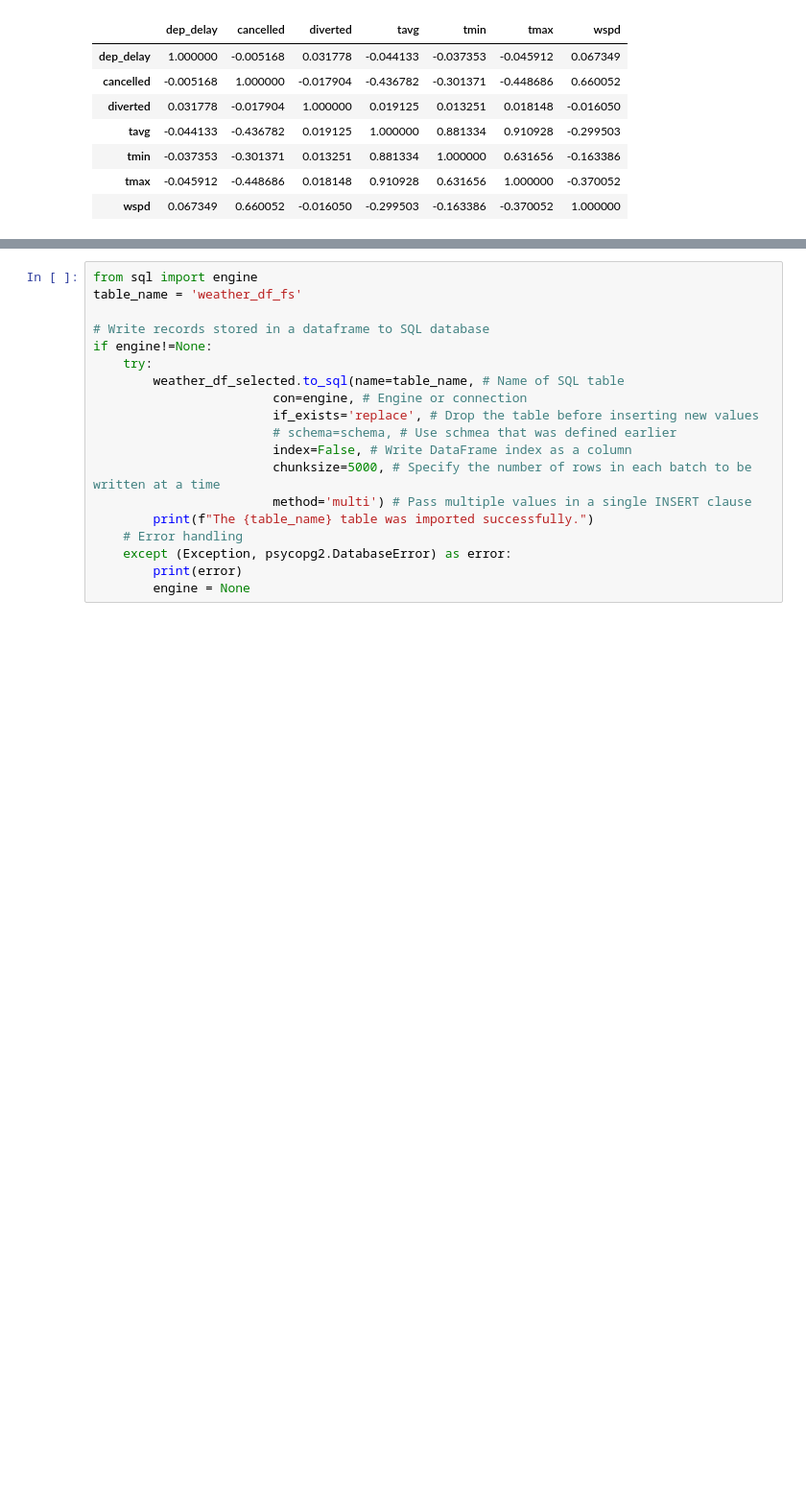
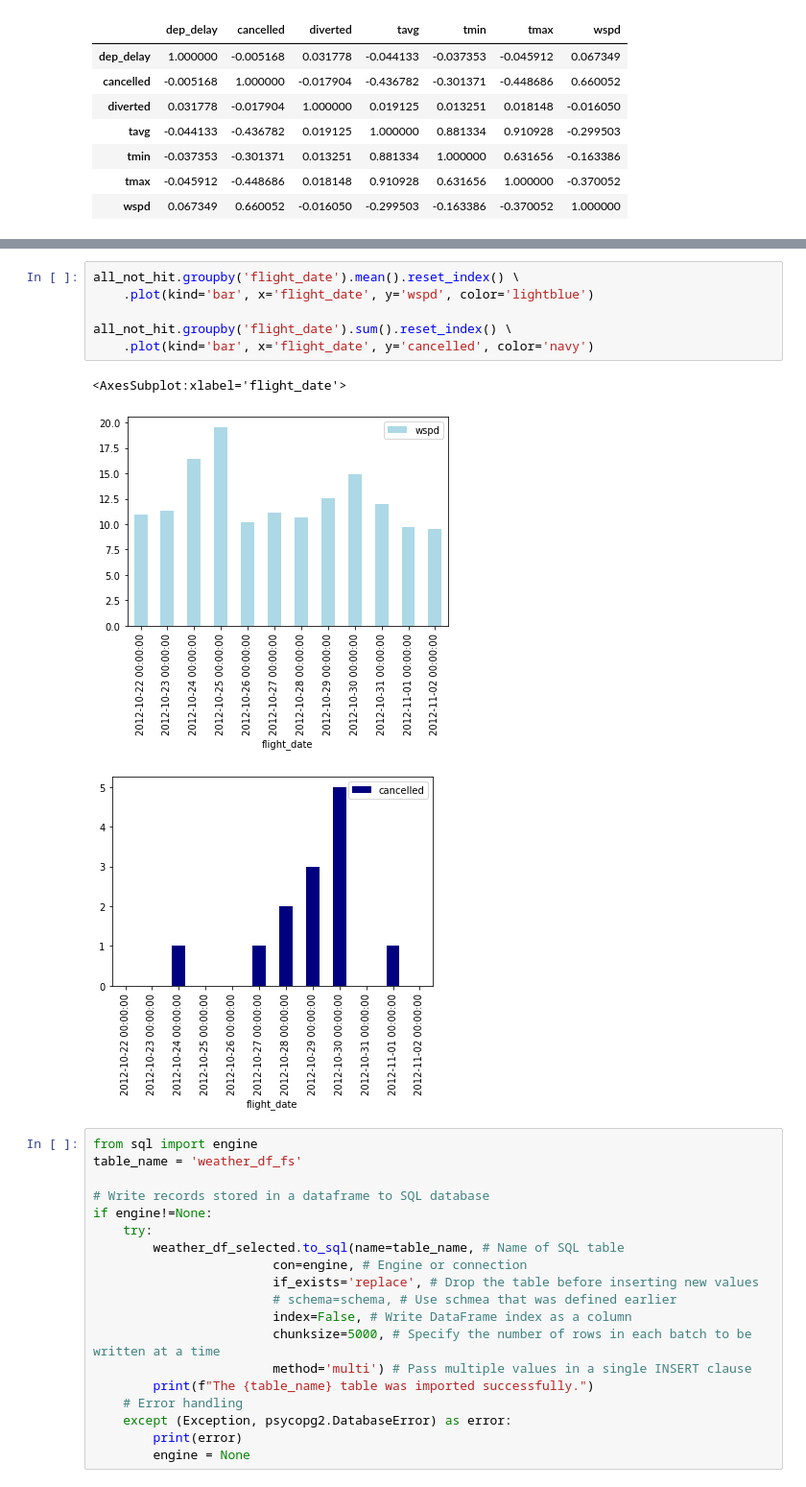
Before and after one commit to farnaz-irani/SQL-Weather-api, a Jupyter notebook: Farnaz.ipynb, the cells around one changed output, grey strips where cells are left out. Shown: that part at 96% size. Drawn from its saved outputs; the diff is of its cells as text; blank space fills up the shorter version.

```diff
--- a/Farnaz.ipynb
+++ b/Farnaz.ipynb
@@ -233,3 +291,13 @@ all_dest
+# %%
+all_not_hit.groupby('flight_date').mean().reset_index() \
+    .plot(kind='bar', x='flight_date', y='wspd', color='lightblue')
+
+all_not_hit.groupby('flight_date').sum().reset_index() \
+    .plot(kind='bar', x='flight_date', y='cancelled', color='navy')
+# %% [output]
+<AxesSubplot:xlabel='flight_date'>
+[figure, added]
+[figure, added]
 # %%
 from sql import engine
 table_name = 'weather_df_fs'
```
Also changed, not shown: parts of 6 cells of this notebook.
